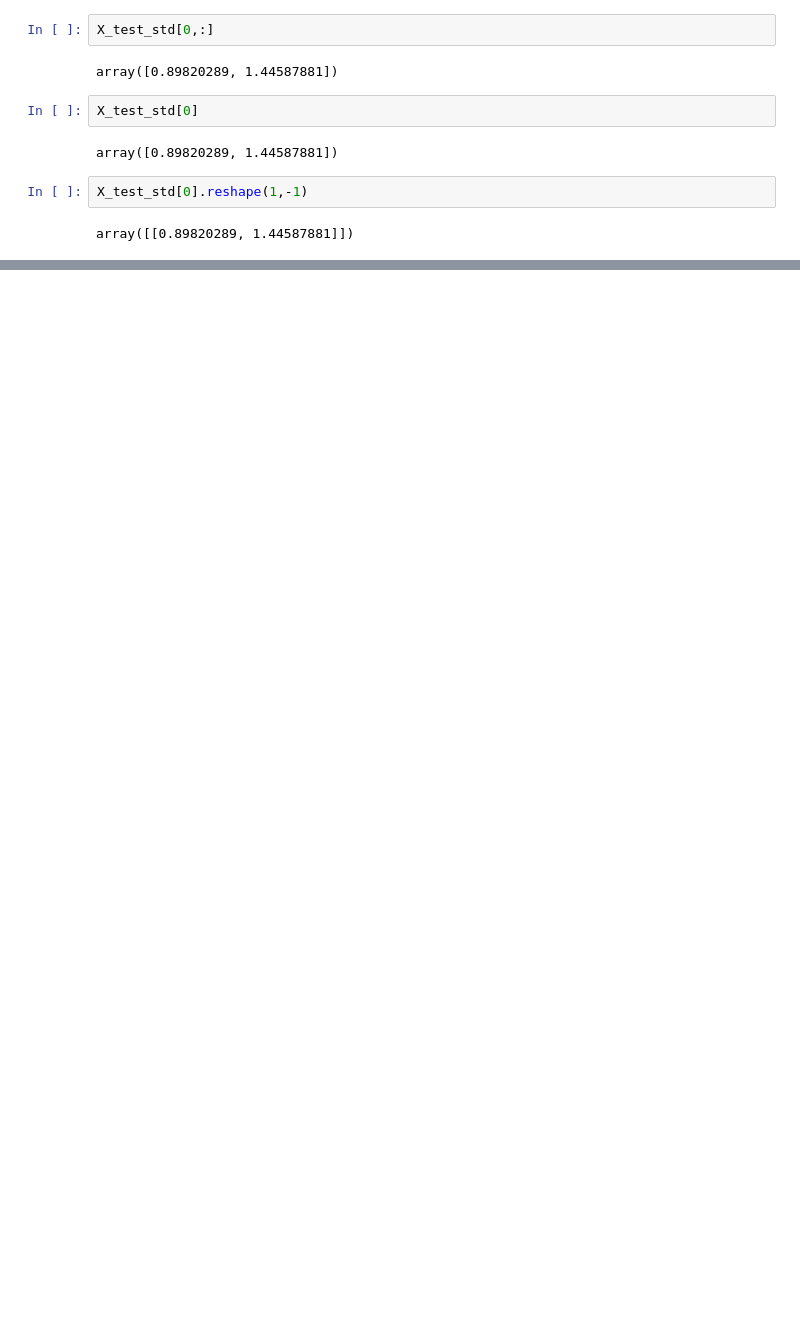
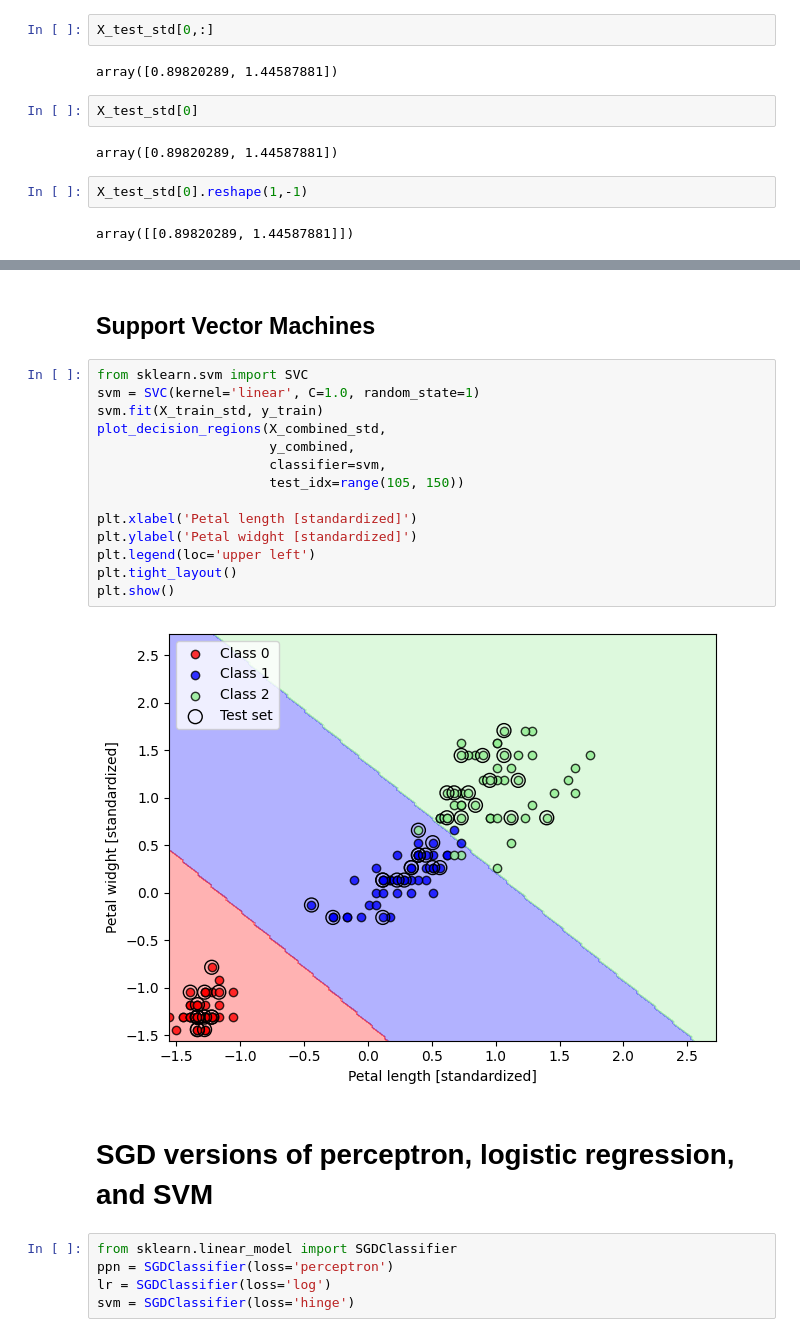
Before and after one commit to curtishelsel/MLEducation, a Jupyter notebook: Packt/Chap3.ipynb, the cells around one changed output, grey strips where cells are left out. Cells and saved outputs as stored; diff of their text form; blank space fills up the shorter version.

Commit message:
Start SVM models

```diff
--- a/Packt/Chap3.ipynb
+++ b/Packt/Chap3.ipynb
@@ -258,0 +281,25 @@ array([[0.89820289, 1.44587881]])
+# %% [markdown]
+## Support Vector Machines
+# %%
+from sklearn.svm import SVC
+svm = SVC(kernel='linear', C=1.0, random_state=1)
+svm.fit(X_train_std, y_train)
+plot_decision_regions(X_combined_std,
+                      y_combined,
+                      classifier=svm,
+                      test_idx=range(105, 150))
+
+plt.xlabel('Petal length [standardized]')
+plt.ylabel('Petal widght [standardized]')
+plt.legend(loc='upper left')
+plt.tight_layout()
+plt.show()
+# %% [output]
+[figure, added]
+# %% [markdown]
+# SGD versions of perceptron, logistic regression, and SVM
+# %%
+from sklearn.linear_model import SGDClassifier
+ppn = SGDClassifier(loss='perceptron')
+lr = SGDClassifier(loss='log')
+svm = SGDClassifier(loss='hinge')
```
Also changed, not shown: parts of 5 cells of this notebook.
